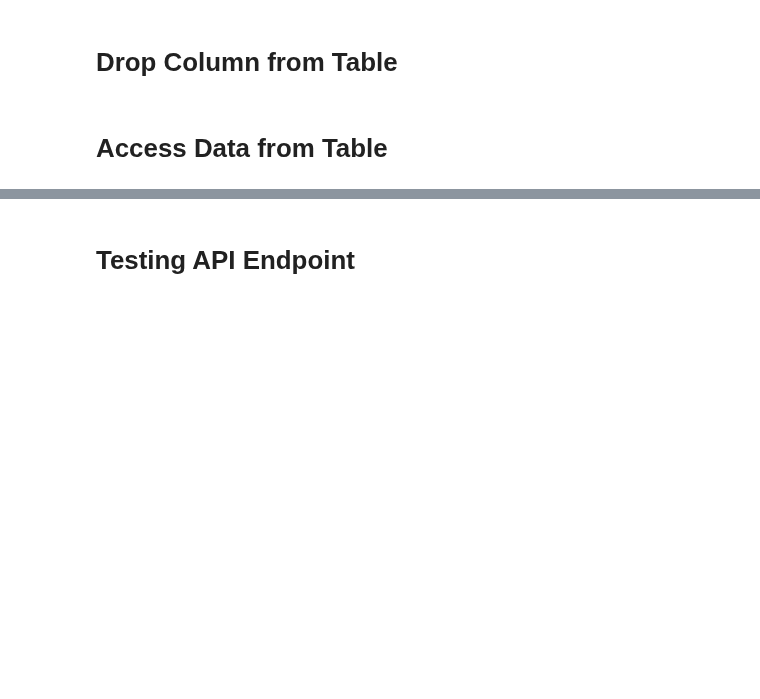
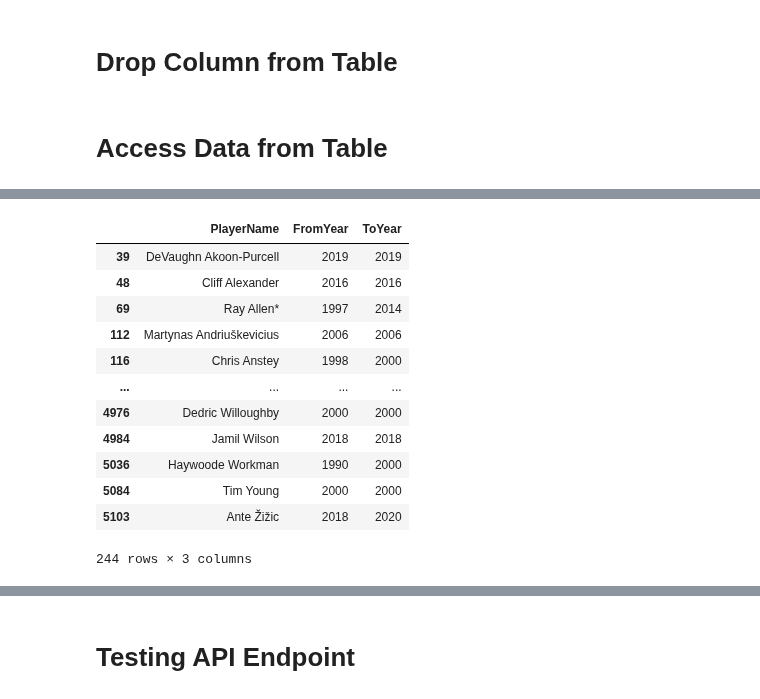
Before and after one commit to dizzydwarfus/Personal_Projects, a Jupyter notebook: nba_airflow/core/sql/sqlalchemyv2.ipynb, the cells around one changed output, grey strips where cells are left out. Cells and saved outputs as stored; diff of their text form; code cells hidden in the pictures; blank space fills up the shorter version.

```diff
--- a/nba_airflow/core/sql/sqlalchemyv2.ipynb
+++ b/nba_airflow/core/sql/sqlalchemyv2.ipynb
@@ -79,0 +186,13 @@ with nba.engine.connect() as connection:
+# %%
+# Disable FK constrains and set IDENTITY_INSERT to ON
+with nba.engine.connect() as connection:
+    connection.execute(text("EXEC sp_MSforeachtable @command1='ALTER TABLE ? NOCHECK CONSTRAINT ALL'"))
+    # connection.execute(text("SET IDENTITY_INSERT Player ON"))
+
+# Insert positions table
+teams.to_sql('Team', con=nba.engine, if_exists='append', index=False)  # Use the engine here
+
+# Re-enable FK constraints and set IDENTITY_INSERT to OFF
+with nba.engine.connect() as connection:
+    # connection.execute(text("SET IDENTITY_INSERT Player OFF"))
+    connection.execute(text("EXEC sp_MSforeachtable @command1='ALTER TABLE ? WITH CHECK CHECK CONSTRAINT ALL'"))
@@ -79,0 +219,7 @@ with nba.engine.connect() as connection:
+# %%
+# Query the database for teams and arena
+with nba.engine.connect() as connection:
+    teams = connection.execute(text("SELECT TeamID, TeamName FROM Team")).fetchall()
+    teams = pd.DataFrame(teams, columns=['TeamID', 'TeamName'])
+    arena = connection.execute(text("SELECT ArenaID, ArenaName FROM Arena")).fetchall()
+    arena = pd.DataFrame(arena, columns=['ArenaID', 'ArenaName'])
@@ -79,0 +233,8 @@ with nba.engine.connect() as connection:
+# %%
+# Merge teams and arena with games_played
+games_played = pd.read_csv(r"D:\lianz\Desktop\Python\personal_projects\nba_airflow\data\games_played.csv", parse_dates=['DateTime'])
+games_played = games_played.merge(teams, left_on='Home', right_on='TeamName', how='left', suffixes=('_x', 'Home'), )
+games_played = games_played.merge(teams, left_on='Visitor', right_on='TeamName', how='left', suffixes=('Home', 'Visitor'), )
+games_played = games_played.merge(arena, left_on='Arena', right_on='ArenaName', how='left', suffixes=('_x', ''))
+games_played = games_played[['DateTime', 'Visitor PTS', 'Home PTS', 'OT','Attendance','game_id', 'TeamIDHome','TeamIDVisitor', 'ArenaID']]
+games_played.rename(columns={'Visitor PTS': 'VisitorPTS', 'Home PTS': 'HomePTS', 'TeamIDHome': 'HomeTeamID', 'TeamIDVisitor': 'VisitorTeamID', 'game_id': 'GameID'}, inplace=True)
@@ -253,7 +639,7 @@ with nba.engine.begin() as conn:
 # Access Data from Table
 # %%
 with nba.engine.connect() as conn:
-    pbp = conn.execute(text("SELECT DISTINCT player_name FROM play_by_play"))
+    pbp = conn.execute(text("SELECT DISTINCT Player.PlayerName FROM ShotsTaken LEFT JOIN Player ON ShotsTaken.PlayerID = Player.PlayerID"))
     rows = pbp.fetchall()
 
 pbp_df = pd.DataFrame(rows, columns=pbp.keys(),)
@@ -305,0 +672,14 @@ get_data(nba, '202304301300MIANYK')
+# %%
+# Find all players who are not in the ShotsTaken table
+with nba.engine.connect() as conn:
+    players = conn.execute(text("SELECT PlayerName, FromYear, ToYear FROM Player"))
+    players = players.fetchall()
+    players = pd.DataFrame(players, columns=['PlayerName','FromYear','ToYear'])
+
+with nba.engine.connect() as conn:
+    pbp = conn.execute(text("SELECT DISTINCT Player.PlayerName FROM ShotsTaken LEFT JOIN Player ON ShotsTaken.PlayerID = Player.PlayerID"))
+    rows = pbp.fetchall()
+    pbp_df = pd.DataFrame(rows, columns=pbp.keys(),)
+
+players.loc[(~players['PlayerName'].isin(pbp_df['PlayerName'])) & (players['ToYear'] >= 2000)]
+# %% [output]
@@ -305,0 +694,13 @@ get_data(nba, '202304301300MIANYK')
+|  | PlayerName | FromYear | ToYear |
+| 39 | DeVaughn Akoon-Purcell | 2019 | 2019 |
+| 48 | Cliff Alexander | 2016 | 2016 |
+| 69 | Ray Allen* | 1997 | 2014 |
+| 112 | Martynas Andriuškevicius | 2006 | 2006 |
+| 116 | Chris Anstey | 1998 | 2000 |
+| ... | ... | ... | ... |
+| 4976 | Dedric Willoughby | 2000 | 2000 |
+| 4984 | Jamil Wilson | 2018 | 2018 |
+| 5036 | Haywoode Workman | 1990 | 2000 |
+| 5084 | Tim Young | 2000 | 2000 |
+| 5103 | Ante Žižic | 2018 | 2020 |
+244 rows × 3 columns
```
Also changed, not shown: parts of 30 cells of this notebook, 8 other files.
